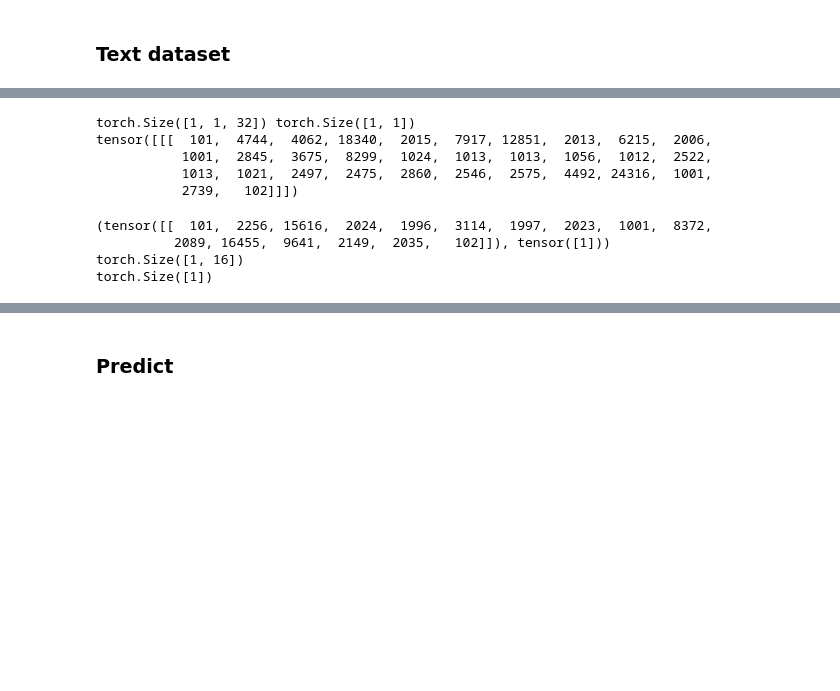
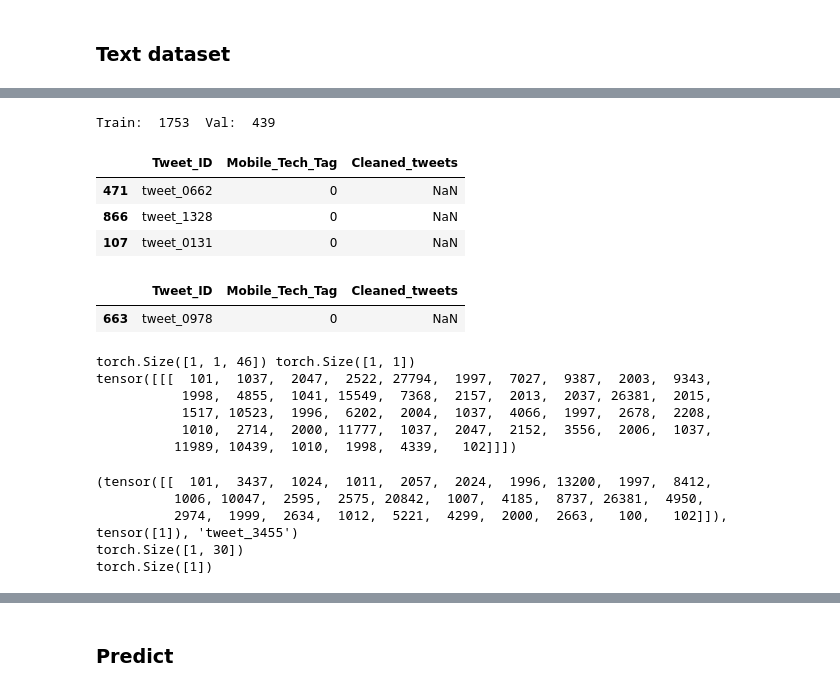
Before and after one commit to harshraj22/_NLP_TechMeet, a Jupyter notebook: BertForClassification.ipynb, the cells around one changed output, grey strips where cells are left out. Saved outputs shown, nothing was run; the diff lists cells and outputs as text; code cells hidden in the pictures; blank space fills up the shorter version.

```diff
--- a/BertForClassification.ipynb
+++ b/BertForClassification.ipynb
@@ -218,0 +230,4 @@ dataloader = DataLoader(text_dataset, batch_size=1,
+# %%
+from sklearn.model_selection import train_test_split
+
+train_df, val_df = train_test_split(df, test_size=0.2, random_state=0, stratify=df[['Mobile_Tech_Tag']])
@@ -218,0 +246,11 @@ dataloader = DataLoader(text_dataset, batch_size=1,
+# %%
+print('Train: ', len(train_df), ' Val: ', len(val_df))
+# %% [output]
+Train:  1753  Val:  439
+# %%
+train_df[train_df.isna().any(axis=1)]
+# %% [output]
+|  | Tweet_ID | Mobile_Tech_Tag | Cleaned_tweets |
+| 471 | tweet_0662 | 0 | NaN |
+| 866 | tweet_1328 | 0 | NaN |
+| 107 | tweet_0131 | 0 | NaN |
@@ -218,0 +259,5 @@ dataloader = DataLoader(text_dataset, batch_size=1,
+# %%
+val_df[val_df.isna().any(axis=1)]
+# %% [output]
+|  | Tweet_ID | Mobile_Tech_Tag | Cleaned_tweets |
+| 663 | tweet_0978 | 0 | NaN |
@@ -219,23 +274,25 @@ dataloader = DataLoader(text_dataset, batch_size=1,
 # %%
-for batch in dataloader:
+for batch in train_dataloader:
     print(batch[0].shape, batch[1].shape)
     print(batch[0])
     # [batch_size, max_length_of_sentence_in_batch]
     break
 # %% [output]
-torch.Size([1, 1, 32]) torch.Size([1, 1])
-tensor([[[  101,  4744,  4062, 18340,  2015,  7917, 12851,  2013,  6215,  2006,
-           1001,  2845,  3675,  8299,  1024,  1013,  1013,  1056,  1012,  2522,
-           1013,  1021,  2497,  2475,  2860,  2546,  2575,  4492, 24316,  1001,
-           2739,   102]]])
+torch.Size([1, 1, 46]) torch.Size([1, 1])
+tensor([[[  101,  1037,  2047,  2522, 27794,  1997,  7027,  9387,  2003,  9343,
+           1998,  4855,  1041, 15549,  7368,  2157,  2013,  2037, 26381,  2015,
+           1517, 10523,  1996,  6202,  2004,  1037,  4066,  1997,  2678,  2208,
+           1010,  2714,  2000, 11777,  1037,  2047,  2152,  3556,  2006,  1037,
+          11989, 10439,  1010,  1998,  4339,   102]]])
 # %%
-for batch in text_dataset:
+for batch in train_dataset:
     print(batch, batch[0].shape, batch[1].shape, sep='\n')
     break
 # %% [output]
-(tensor([[  101,  2256, 15616,  2024,  1996,  3114,  1997,  2023,  1001,  8372,
-          2089, 16455,  9641,  2149,  2035,   102]]), tensor([1]))
-torch.Size([1, 16])
+(tensor([[  101,  3437,  1024,  1011,  2057,  2024,  1996, 13200,  1997,  8412,
+          1006, 10047,  2595,  2575, 20842,  1007,  4185,  8737, 26381,  4950,
+          2974,  1999,  2634,  1012,  5221,  4299,  2000,  2663,   100,   102]]), tensor([1]), 'tweet_3455')
+torch.Size([1, 30])
 torch.Size([1])
 # %%
 from tqdm.autonotebook import tqdm
```
Also changed, not shown: parts of 18 cells of this notebook.
